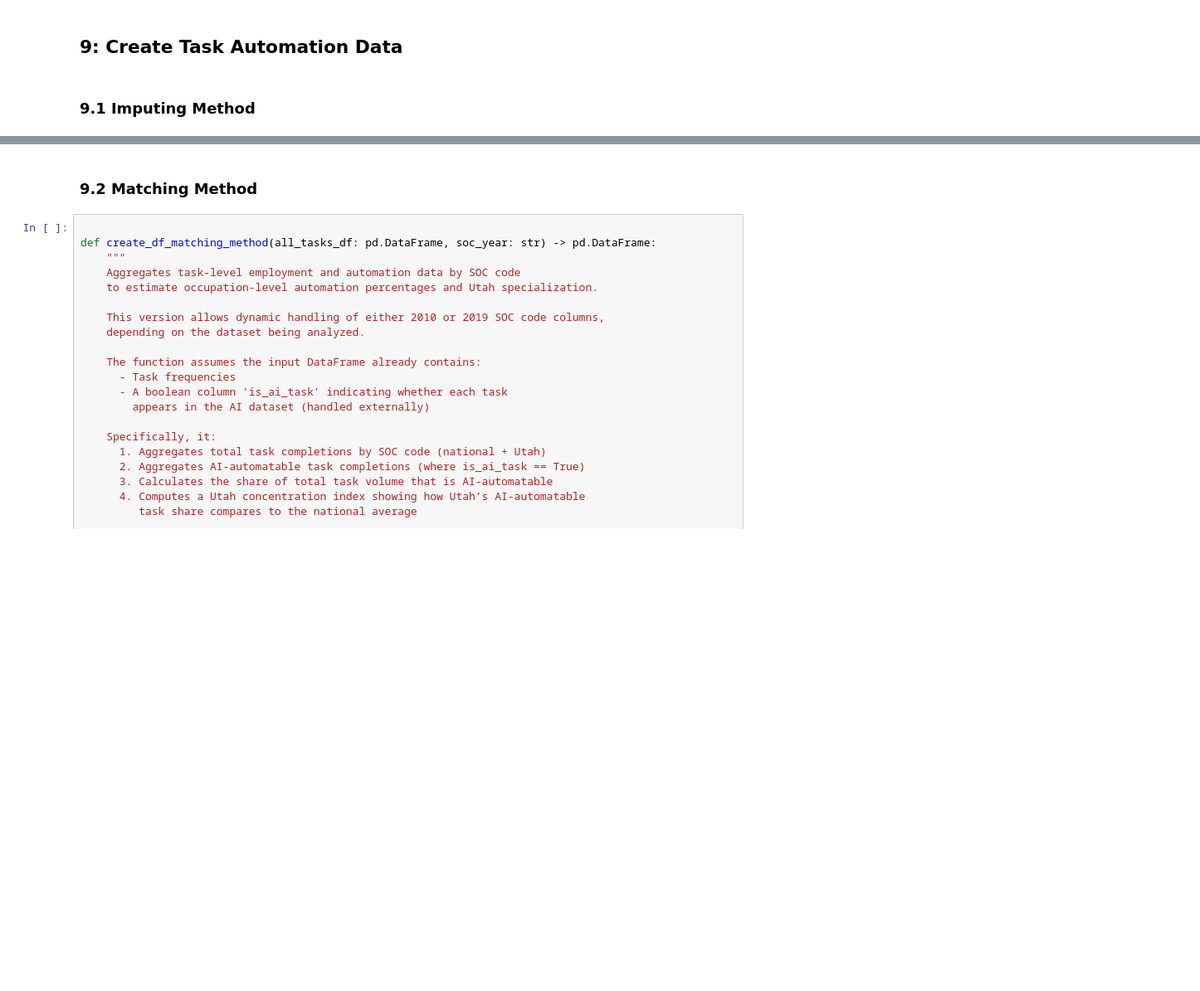
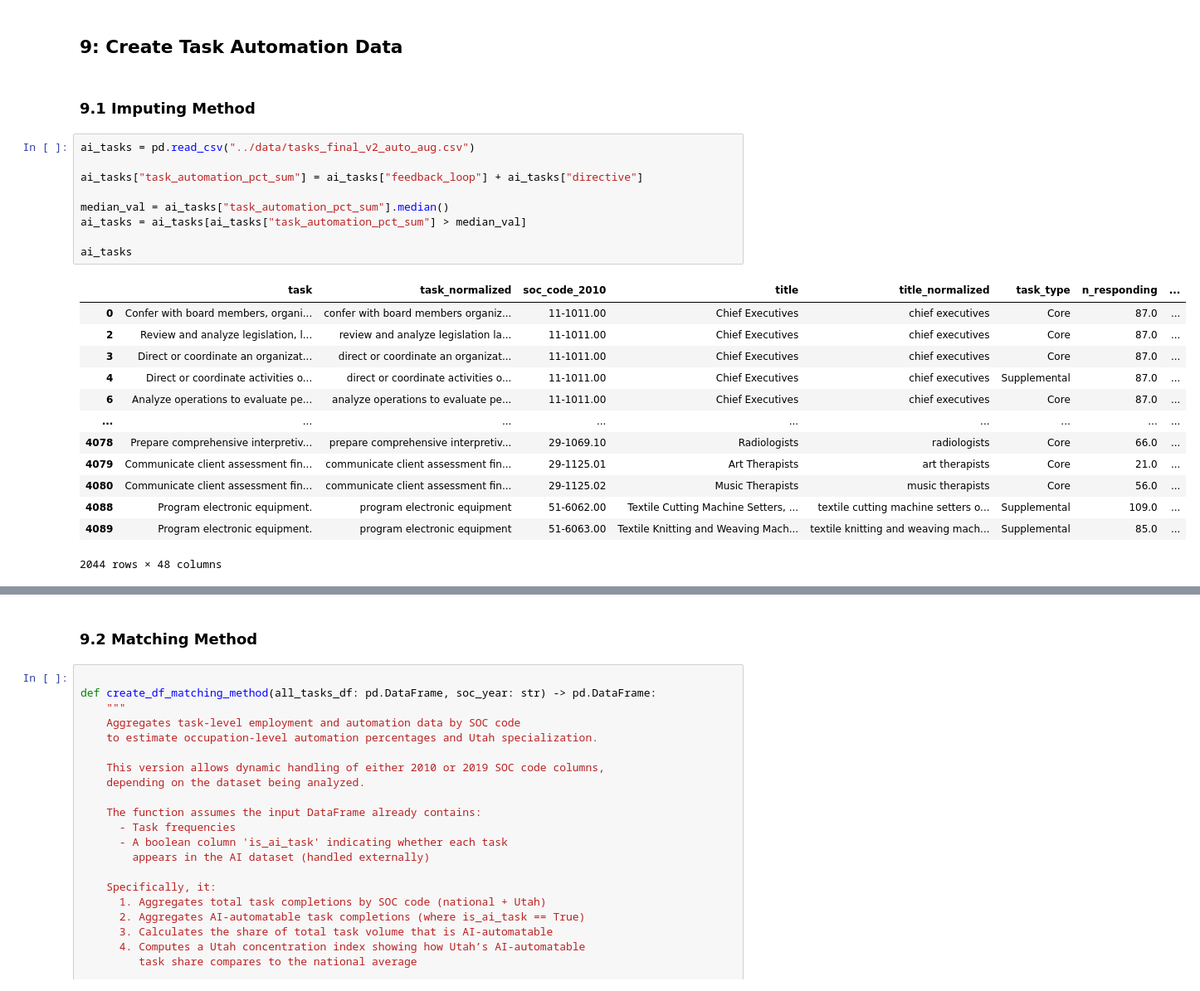
Before and after one commit to theodorewright11/aei_data_analysis, a Jupyter notebook: scripts/data_merge.ipynb, the cells around one changed output, grey strips where cells are left out. Shown at 83% size. Cells and saved outputs as stored; diff of their text form; blank space fills up the shorter version.

```diff
--- a/scripts/data_merge.ipynb
+++ b/scripts/data_merge.ipynb
@@ -2050,5 +2050,28 @@ if save_files_each_step:
 ## 9: Create Task Automation Data
 # %% [markdown]
 ### 9.1 Imputing Method
+# %%
+ai_tasks = pd.read_csv("../data/tasks_final_v2_auto_aug.csv")
+
+ai_tasks["task_automation_pct_sum"] = ai_tasks["feedback_loop"] + ai_tasks["directive"]
+
+median_val = ai_tasks["task_automation_pct_sum"].median()
+ai_tasks = ai_tasks[ai_tasks["task_automation_pct_sum"] > median_val]
+
+ai_tasks
+# %% [output]
+|  | task | task_normalized | soc_code_2010 | title | title_normalized | task_type | n_responding | ... |
+| 0 | Confer with board members, organi... | confer with board members organiz... | 11-1011.00 | Chief Executives | chief executives | Core | 87.0 | ... |
+| 2 | Review and analyze legislation, l... | review and analyze legislation la... | 11-1011.00 | Chief Executives | chief executives | Core | 87.0 | ... |
+| 3 | Direct or coordinate an organizat... | direct or coordinate an organizat... | 11-1011.00 | Chief Executives | chief executives | Core | 87.0 | ... |
+| 4 | Direct or coordinate activities o... | direct or coordinate activities o... | 11-1011.00 | Chief Executives | chief executives | Supplemental | 87.0 | ... |
+| 6 | Analyze operations to evaluate pe... | analyze operations to evaluate pe... | 11-1011.00 | Chief Executives | chief executives | Core | 87.0 | ... |
+| ... | ... | ... | ... | ... | ... | ... | ... | ... |
+| 4078 | Prepare comprehensive interpretiv... | prepare comprehensive interpretiv... | 29-1069.10 | Radiologists | radiologists | Core | 66.0 | ... |
+| 4079 | Communicate client assessment fin... | communicate client assessment fin... | 29-1125.01 | Art Therapists | art therapists | Core | 21.0 | ... |
+| 4080 | Communicate client assessment fin... | communicate client assessment fin... | 29-1125.02 | Music Therapists | music therapists | Core | 56.0 | ... |
+| 4088 | Program electronic equipment. | program electronic equipment | 51-6062.00 | Textile Cutting Machine Setters, ... | textile cutting machine setters o... | Supplemental | 109.0 | ... |
+| 4089 | Program electronic equipment. | program electronic equipment | 51-6063.00 | Textile Knitting and Weaving Mach... | textile knitting and weaving mach... | Supplemental | 85.0 | ... |
+2044 rows × 48 columns
 # %%
 # Load data (outside function)
```
Also changed, not shown: parts of 2 cells of this notebook, 8 other files.
